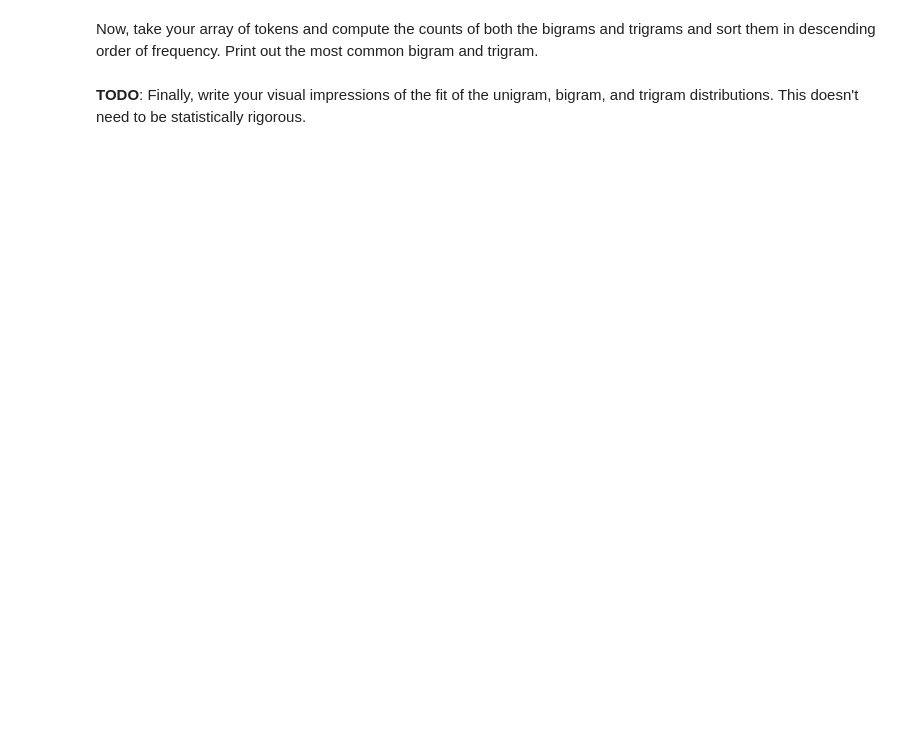
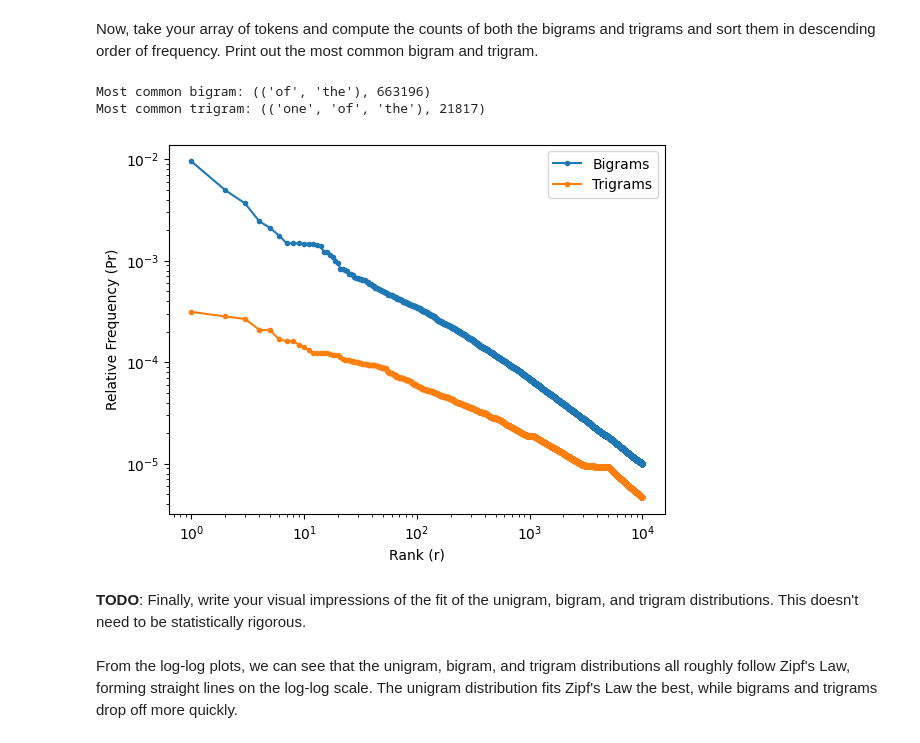
Before and after one commit to Jessiecuixy/CS6120, a Jupyter notebook: token_counts.ipynb, the cells around one changed output. Cells and saved outputs as stored; diff of their text form; code cells hidden in the pictures; blank space fills up the shorter version.

```diff
--- a/token_counts.ipynb
+++ b/token_counts.ipynb
@@ -213,2 +221,42 @@ Now, take your array of tokens and compute the counts of both the bigrams and tr
+# %%
+# TODO: Compute sorted bigram and trigram statistics.
+# Print out the most common bigram and trigram.
+# Plot rank vs. relative frequency for bigrams and trigrams.
+# You may make separate plots or put them on the same plot and label them.
+from collections import Counter
+import matplotlib.pyplot as plt
+
+bigram_counts = Counter(zip(tokens, tokens[1:]))
+trigram_counts = Counter(zip(tokens, tokens[1:], tokens[2:]))
+
+sorted_bigrams = bigram_counts.most_common()
+sorted_trigrams = trigram_counts.most_common()
+
+print("Most common bigram:", sorted_bigrams[0])
+print("Most common trigram:", sorted_trigrams[0])
+
+k = 10000
+
+bigram_total = sum(bigram_counts.values())
+trigram_total = sum(trigram_counts.values())
+
+bigram_ranks = range(1, min(k, len(sorted_bigrams)) + 1)
+trigram_ranks = range(1, min(k, len(sorted_trigrams)) + 1)
+
+bigram_freqs = [freq / bigram_total for _, freq in sorted_bigrams[:k]]
+trigram_freqs = [freq / trigram_total for _, freq in sorted_trigrams[:k]]
+
+plt.loglog(bigram_ranks, bigram_freqs, marker=".", label="Bigrams")
+plt.loglog(trigram_ranks, trigram_freqs, marker=".", label="Trigrams")
+plt.xlabel("Rank (r)")
+plt.ylabel("Relative Frequency (Pr)")
+plt.legend()
+plt.show()
+# %% [output]
+Most common bigram: (('of', 'the'), 663196)
+Most common trigram: (('one', 'of', 'the'), 21817)
+[figure, added]
 # %% [markdown]
 **TODO**: Finally, write your visual impressions of the fit of the unigram, bigram, and trigram distributions. This doesn't need to be statistically rigorous.
+# %% [markdown]
+From the log-log plots, we can see that the unigram, bigram, and trigram distributions all roughly follow Zipf's Law, forming straight lines on the log-log scale. The unigram distribution fits Zipf's Law the best, while bigrams and trigrams drop off more quickly.
```
Also changed, not shown: parts of 4 cells of this notebook.
